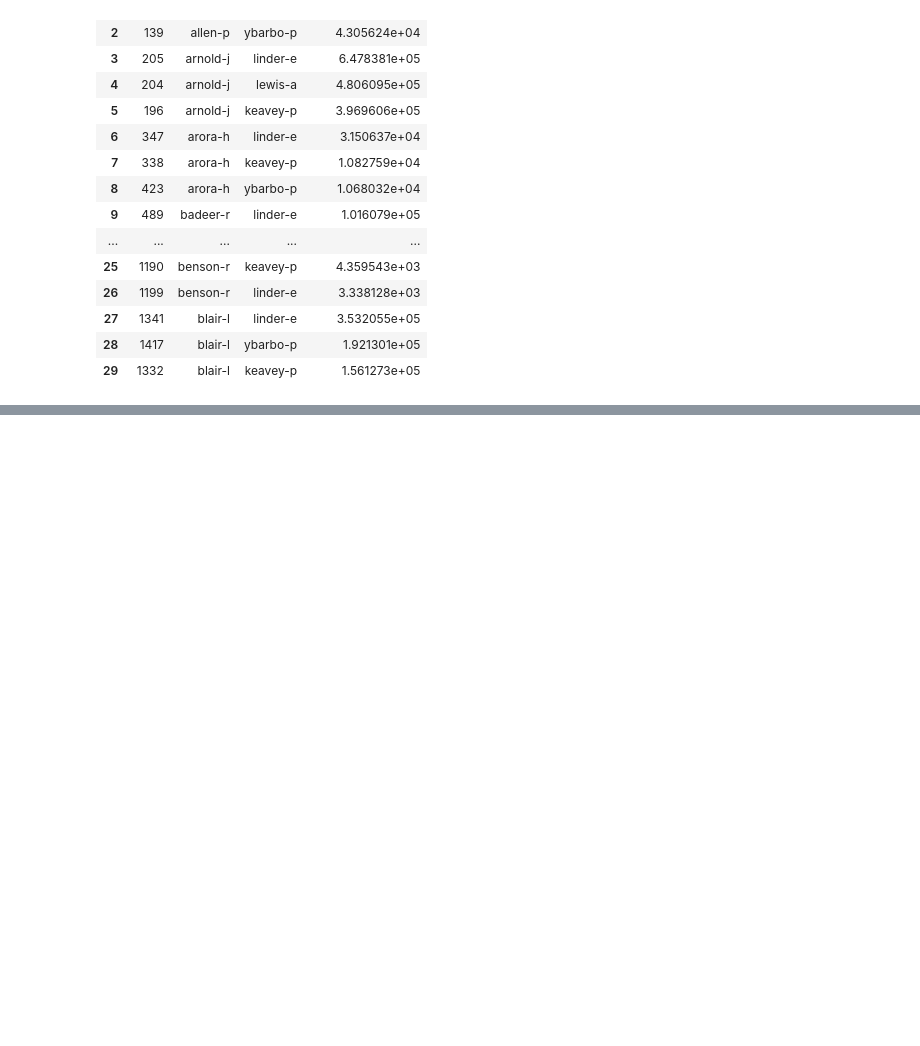
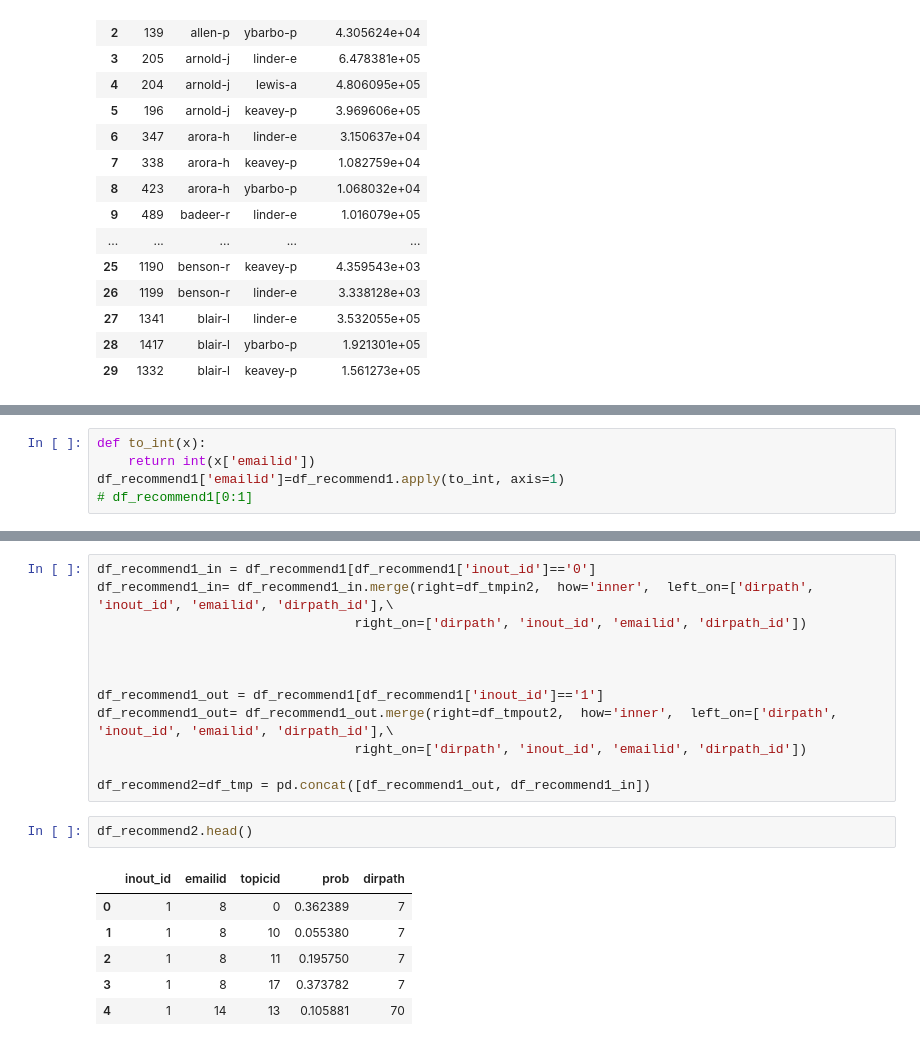
Before and after one commit to rogiExp/Enron-emails, a Jupyter notebook: 5. Build recommendation engine.ipynb, the cells around one changed output, grey strips where cells are left out. Drawn from its saved outputs; the diff is of its cells as text; blank space fills up the shorter version.

```diff
--- a/5. Build recommendation engine.ipynb
+++ b/5. Build recommendation engine.ipynb
@@ -337,0 +376,5 @@ rc =np.random.choice(len(text_clean), size=len(text_clean), replace=False, p=Non
+# %%
+def to_int(x):
+    return int(x['emailid'])
+df_recommend1['emailid']=df_recommend1.apply(to_int, axis=1)
+# df_recommend1[0:1]
@@ -337,0 +446,21 @@ rc =np.random.choice(len(text_clean), size=len(text_clean), replace=False, p=Non
+# %%
+df_recommend1_in = df_recommend1[df_recommend1['inout_id']=='0']
+df_recommend1_in= df_recommend1_in.merge(right=df_tmpin2,  how='inner',  left_on=['dirpath', 'inout_id', 'emailid', 'dirpath_id'],\
+                                 right_on=['dirpath', 'inout_id', 'emailid', 'dirpath_id'])
+
+
+
+df_recommend1_out = df_recommend1[df_recommend1['inout_id']=='1']
+df_recommend1_out= df_recommend1_out.merge(right=df_tmpout2,  how='inner',  left_on=['dirpath', 'inout_id', 'emailid', 'dirpath_id'],\
+                                 right_on=['dirpath', 'inout_id', 'emailid', 'dirpath_id'])
+
+df_recommend2=df_tmp = pd.concat([df_recommend1_out, df_recommend1_in])
+# %%
+df_recommend2.head()
+# %% [output]
+|  | inout_id | emailid | topicid | prob | dirpath |
+| 0 | 1 | 8 | 0 | 0.362389 | 7 |
+| 1 | 1 | 8 | 10 | 0.055380 | 7 |
+| 2 | 1 | 8 | 11 | 0.195750 | 7 |
+| 3 | 1 | 8 | 17 | 0.373782 | 7 |
+| 4 | 1 | 14 | 13 | 0.105881 | 70 |
```
Also changed, not shown: parts of 31 cells of this notebook.
